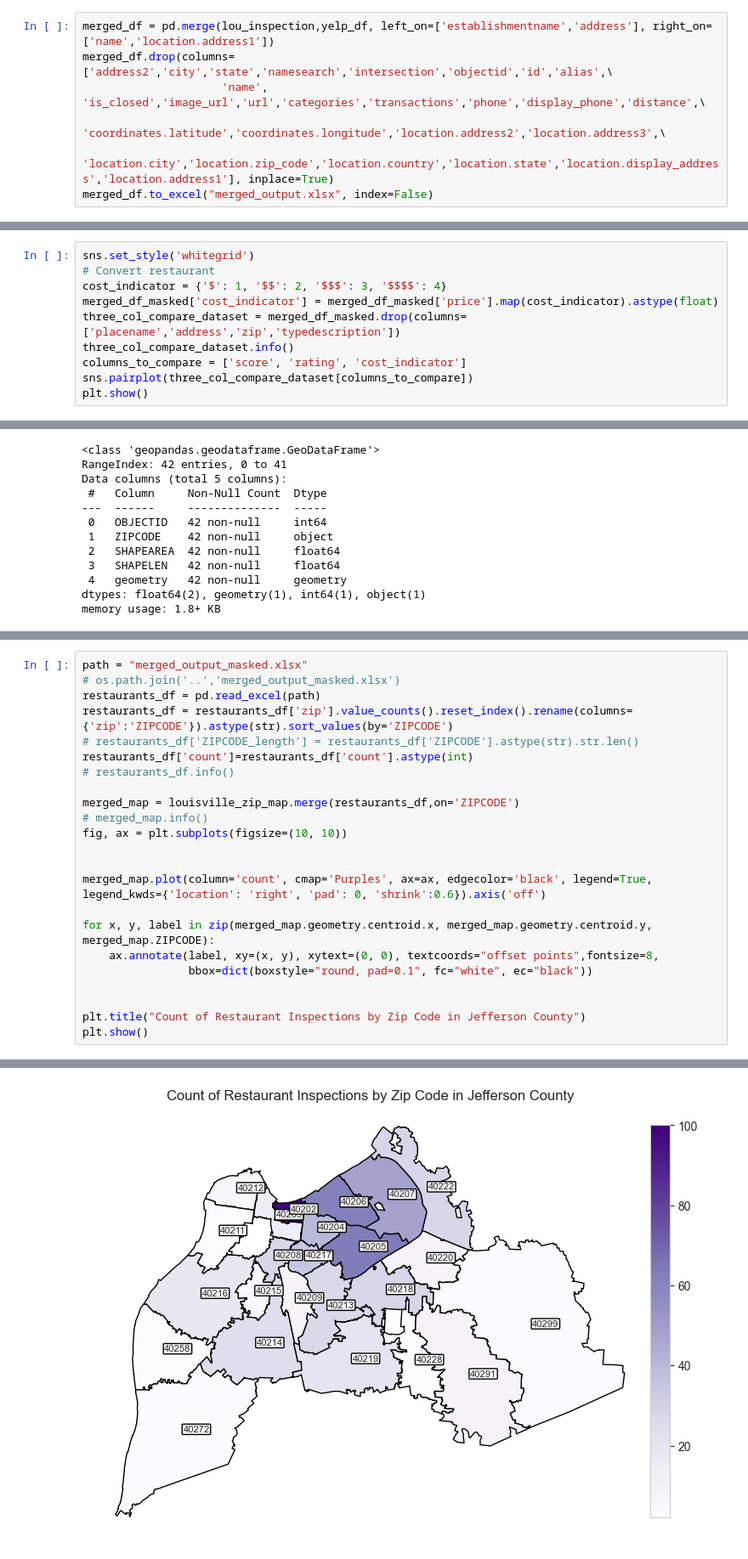
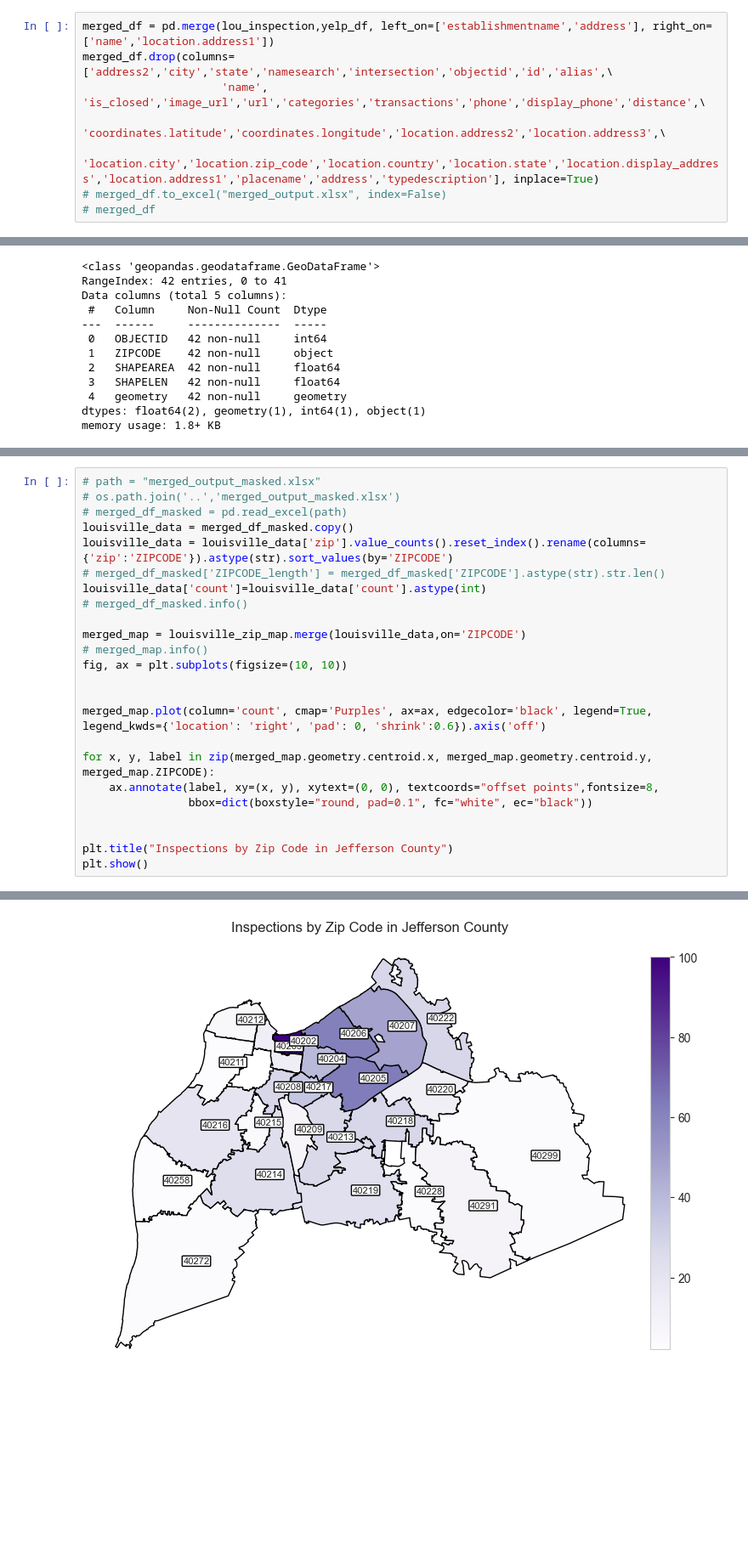
Before and after one commit to mary-vo/inspection, a Jupyter notebook: analysis.ipynb, the cells around one changed output, grey strips where cells are left out. Shown at 85% size. Saved outputs shown, nothing was run; the diff lists cells and outputs as text; blank space fills up the shorter version.

```diff
--- a/analysis.ipynb
+++ b/analysis.ipynb
@@ -71,5 +55,6 @@ merged_df = pd.merge(lou_inspection,yelp_df, left_on=['establishmentname','addre
 merged_df.drop(columns=['address2','city','state','namesearch','intersection','objectid','id','alias',\
                      'name', 'is_closed','image_url','url','categories','transactions','phone','display_phone','distance',\
                      'coordinates.latitude','coordinates.longitude','location.address2','location.address3',\
-                     'location.city','location.zip_code','location.country','location.state','location.display_address','location.address1'], inplace=True)
-merged_df.to_excel("merged_output.xlsx", index=False)
+                     'location.city','location.zip_code','location.country','location.state','location.display_address','location.address1','placename','address','typedescription'], inplace=True)
+# merged_df.to_excel("merged_output.xlsx", index=False)
+# merged_df
@@ -94,10 +77,0 @@ import seaborn as sns
-# %%
-sns.set_style('whitegrid')
-# Convert restaurant
-cost_indicator = {'$': 1, '$$': 2, '$$$': 3, '$$$$': 4}
-merged_df_masked['cost_indicator'] = merged_df_masked['price'].map(cost_indicator).astype(float)
-three_col_compare_dataset = merged_df_masked.drop(columns=['placename','address','zip','typedescription'])
-three_col_compare_dataset.info()
-columns_to_compare = ['score', 'rating', 'cost_indicator']
-sns.pairplot(three_col_compare_dataset[columns_to_compare])
-plt.show()
@@ -170,26 +98,27 @@ memory usage: 1.8+ KB
 # %%
-path = "merged_output_masked.xlsx"
+# path = "merged_output_masked.xlsx"
 # os.path.join('..','merged_output_masked.xlsx')
-restaurants_df = pd.read_excel(path)
-restaurants_df = restaurants_df['zip'].value_counts().reset_index().rename(columns={'zip':'ZIPCODE'}).astype(str).sort_values(by='ZIPCODE')
-# restaurants_df['ZIPCODE_length'] = restaurants_df['ZIPCODE'].astype(str).str.len()
-restaurants_df['count']=restaurants_df['count'].astype(int)
-# restaurants_df.info()
+# merged_df_masked = pd.read_excel(path)
+louisville_data = merged_df_masked.copy()
+louisville_data = louisville_data['zip'].value_counts().reset_index().rename(columns={'zip':'ZIPCODE'}).astype(str).sort_values(by='ZIPCODE')
+# merged_df_masked['ZIPCODE_length'] = merged_df_masked['ZIPCODE'].astype(str).str.len()
+louisville_data['count']=louisville_data['count'].astype(int)
+# merged_df_masked.info()
 
-merged_map = louisville_zip_map.merge(restaurants_df,on='ZIPCODE')
+merged_map = louisville_zip_map.merge(louisville_data,on='ZIPCODE')
 # merged_map.info()
 fig, ax = plt.subplots(figsize=(10, 10))
 
 
 merged_map.plot(column='count', cmap='Purples', ax=ax, edgecolor='black', legend=True, legend_kwds={'location': 'right', 'pad': 0, 'shrink':0.6}).axis('off')
 
 for x, y, label in zip(merged_map.geometry.centroid.x, merged_map.geometry.centroid.y, merged_map.ZIPCODE):
     ax.annotate(label, xy=(x, y), xytext=(0, 0), textcoords="offset points",fontsize=8,
                 bbox=dict(boxstyle="round, pad=0.1", fc="white", ec="black"))
 
 
-plt.title("Count of Restaurant Inspections by Zip Code in Jefferson County")
+plt.title("Inspections by Zip Code in Jefferson County")
 plt.show()
 # %% [output]
   for x, y, label in zip(merged_map.geometry.centroid.x, merged_map.geometry.centroid.y, merged_map.ZIPCODE):
-[figure, old version]
+[figure, new version]
```
Also changed, not shown: parts of 22 cells of this notebook, 5 other files.
